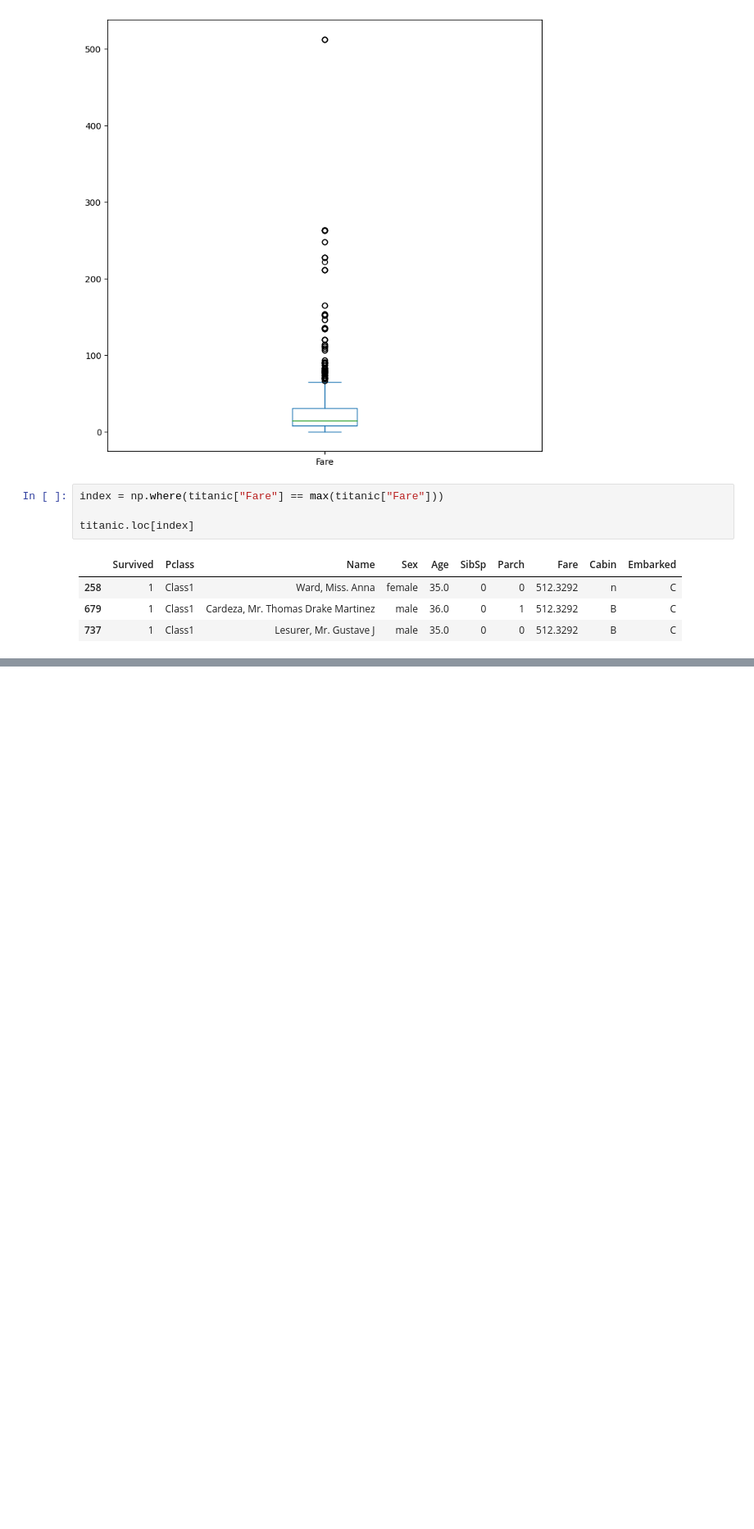
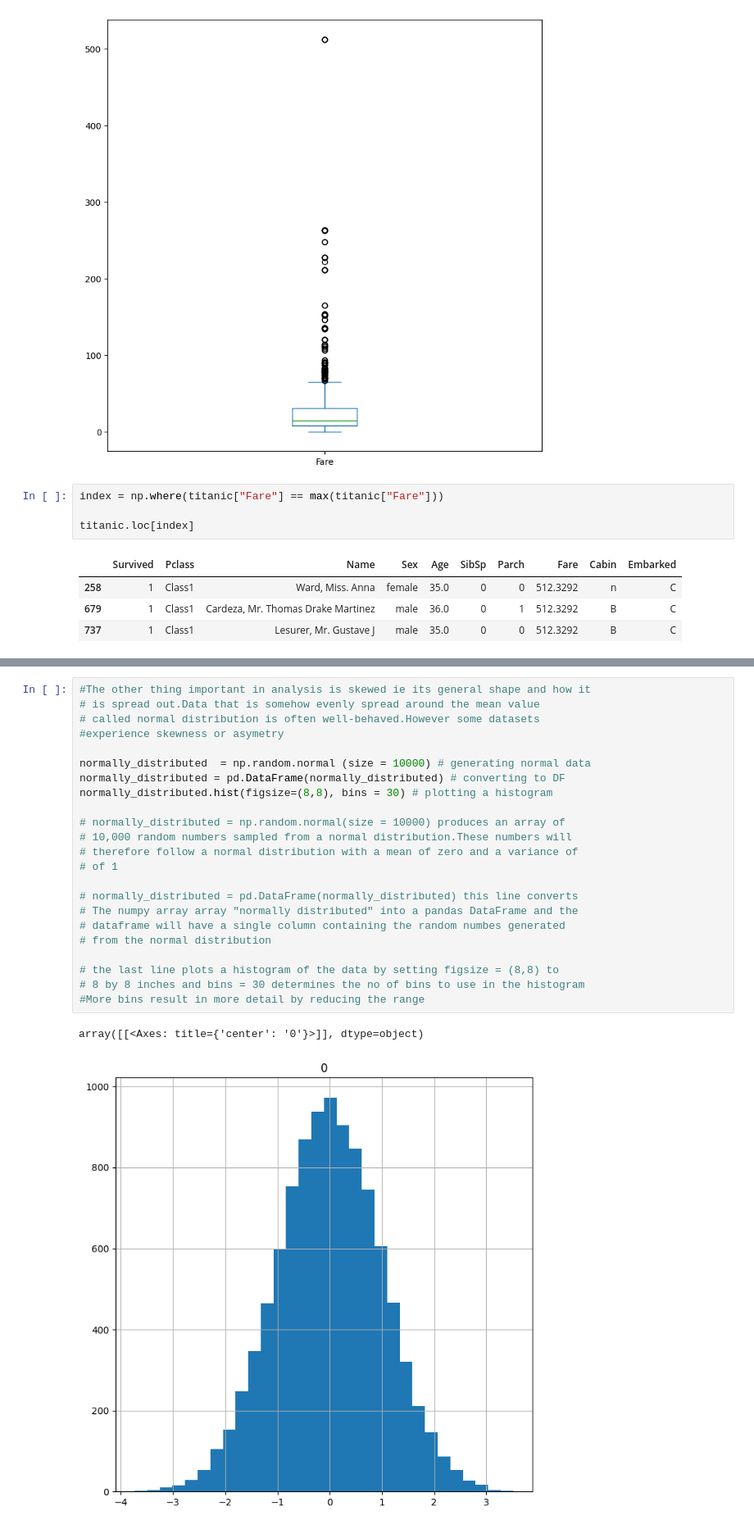
Before and after one commit to Donald-Mathew/Analytics, a Jupyter notebook: dataanalytics.ipynb, the cells around one changed output, grey strips where cells are left out. Shown: that part at 82% size. Drawn from its saved outputs; the diff is of its cells as text; blank space fills up the shorter version.

```diff
--- a/dataanalytics.ipynb
+++ b/dataanalytics.ipynb
@@ -333,0 +521,26 @@ titanic.loc[index]
+# %%
+#The other thing important in analysis is skewed ie its general shape and how it
+# is spread out.Data that is somehow evenly spread around the mean value
+# called normal distribution is often well-behaved.However some datasets
+#experience skewness or asymetry
+
+normally_distributed  = np.random.normal (size = 10000) # generating normal data
+normally_distributed = pd.DataFrame(normally_distributed) # converting to DF
+normally_distributed.hist(figsize=(8,8), bins = 30) # plotting a histogram
+
+# normally_distributed = np.random.normal(size = 10000) produces an array of
+# 10,000 random numbers sampled from a normal distribution.These numbers will
+# therefore follow a normal distribution with a mean of zero and a variance of
+# of 1
+
+# normally_distributed = pd.DataFrame(normally_distributed) this line converts
+# The numpy array array "normally distributed" into a pandas DataFrame and the
+# dataframe will have a single column containing the random numbes generated
+# from the normal distribution
+
+# the last line plots a histogram of the data by setting figsize = (8,8) to
+# 8 by 8 inches and bins = 30 determines the no of bins to use in the histogram
+#More bins result in more detail by reducing the range
+# %% [output]
+array([[<Axes: title={'center': '0'}>]], dtype=object)
+[figure, added]
```
Also changed, not shown: parts of 17 cells of this notebook.
